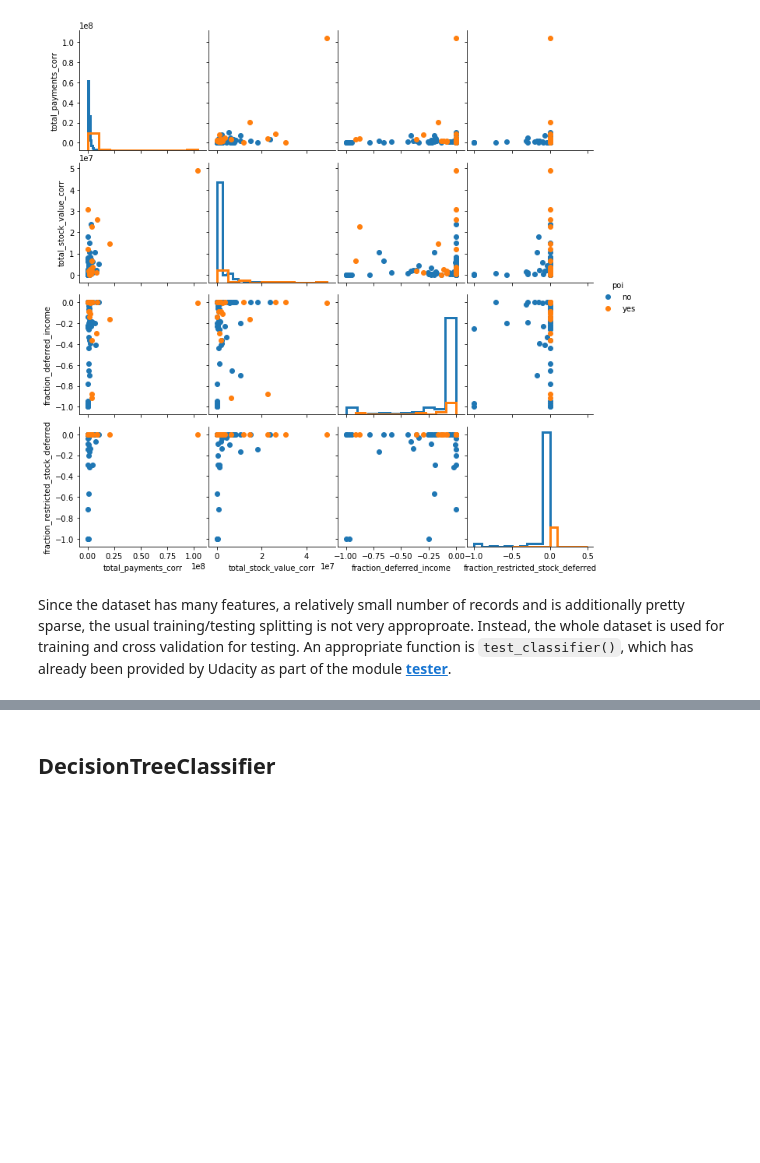
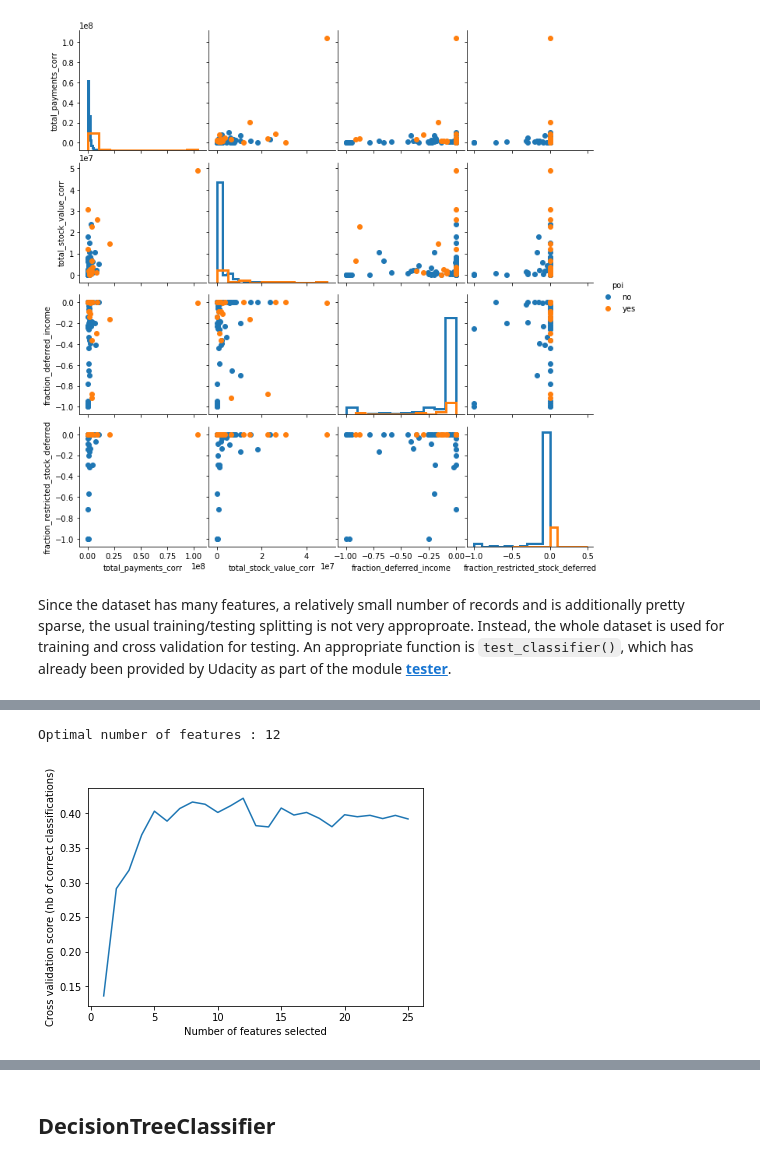
Before and after one commit to joewa/ud120-projects, a Jupyter notebook: final_project/final_project.ipynb, the cells around one changed output, grey strips where cells are left out. Cells and saved outputs as stored; diff of their text form; code cells hidden in the pictures; blank space fills up the shorter version.

```diff
--- a/final_project/final_project.ipynb
+++ b/final_project/final_project.ipynb
@@ -412,6 +412,8 @@ df['total_cash'] = df['total_payments_corr'] + df['total_stock_value_corr']
 
 df['total_payments_corr'].replace(0.0, 1.0, inplace=True)
 df['total_stock_value_corr'].replace(0.0, 1.0, inplace=True)
+df['to_messages'].replace(0.0, 1.0, inplace=True)
+df['from_messages'].replace(0.0, 1.0, inplace=True)
 
 df['fraction_salary']                    = df['salary']                    / df['total_payments_corr']
 df['fraction_bonus']                     = df['bonus']                     / df['total_payments_corr']
@@ -428,9 +430,20 @@ df['fraction_employer_direct_cash']  = df['fraction_salary'] + df['fraction_bonu
 df['fraction_employer_stock_cash']   = df['total_stock_value'] / df['total_stock_value_corr']
 df['fraction_director_direct_cash']  = df['director_fees'] / df['total_payments_corr']
 
+df['fraction_from_poi_to_this_person'] = df['from_poi_to_this_person'] / df['to_messages']
+df['fraction_shared_receipt_with_poi'] = df['shared_receipt_with_poi'] / df['to_messages']
+df['fraction_from_this_person_to_poi'] = df['from_this_person_to_poi'] / df['from_messages']
+
+
+
 #HTML(df[features_financial_salary].describe().T.to_html())
 HTML(df.describe().T.to_html())
 
 features_fractions_lost = ['fraction_deferred_income', 'fraction_restricted_stock_deferred']
 features_fractions_cash = ['fraction_employer_direct_cash', 'fraction_employer_stock_cash']
 features_absolute_cash  = ['total_payments_corr', 'total_stock_value_corr']
+features_email = ['to_messages', 'from_messages', 'fraction_from_poi_to_this_person', 'fraction_shared_receipt_with_poi', 'fraction_from_this_person_to_poi']
+
+df = df.drop(["email_address", "salary", "bonus", "long_term_incentive", "deferral_payments",
+             "deferred_income", "exercised_stock_options", "restricted_stock_deferred", "restricted_stock",
+             "from_poi_to_this_person", "shared_receipt_with_poi", "from_this_person_to_poi"], axis=1)
@@ -488,4 +502,3 @@ Since the dataset has many features, a relatively small number of records and is
 # features_list = ['poi']+features_fractions_lost+features_absolute_cash
 data_d = df.to_dict(orient='index') # Required for Udacitiy's test_classifier
 # len(data_d.keys())
-df=df.drop(["email_address"], axis=1)
@@ -491,0 +510,9 @@ df=df.drop(["email_address"], axis=1)
+# %%
+%%time
+
+#SelectFromModel()
+rfecv = RFECV(estimator=DecisionTreeClassifier(criterion='entropy', max_depth=8, random_state=42), step=1, cv=sss, scoring="f1")
+
+f = pd.Series(df.columns)
+f_all = f[~f.isin(['poi'])]
+rfecv.fit(df[f_all], df['poi'].values)
@@ -491,0 +522,12 @@ df=df.drop(["email_address"], axis=1)
+# %%
+print("Optimal number of features : %d" % rfecv.n_features_)
+
+# Plot number of features VS. cross-validation scores
+plt.figure()
+plt.xlabel("Number of features selected")
+plt.ylabel("Cross validation score (nb of correct classifications)")
+plt.plot(range(1, len(rfecv.grid_scores_) + 1), rfecv.grid_scores_)
+plt.show()
+# %% [output]
+Optimal number of features : 12
+[figure, added]
```
Also changed, not shown: parts of 25 cells of this notebook, 1 other file.
